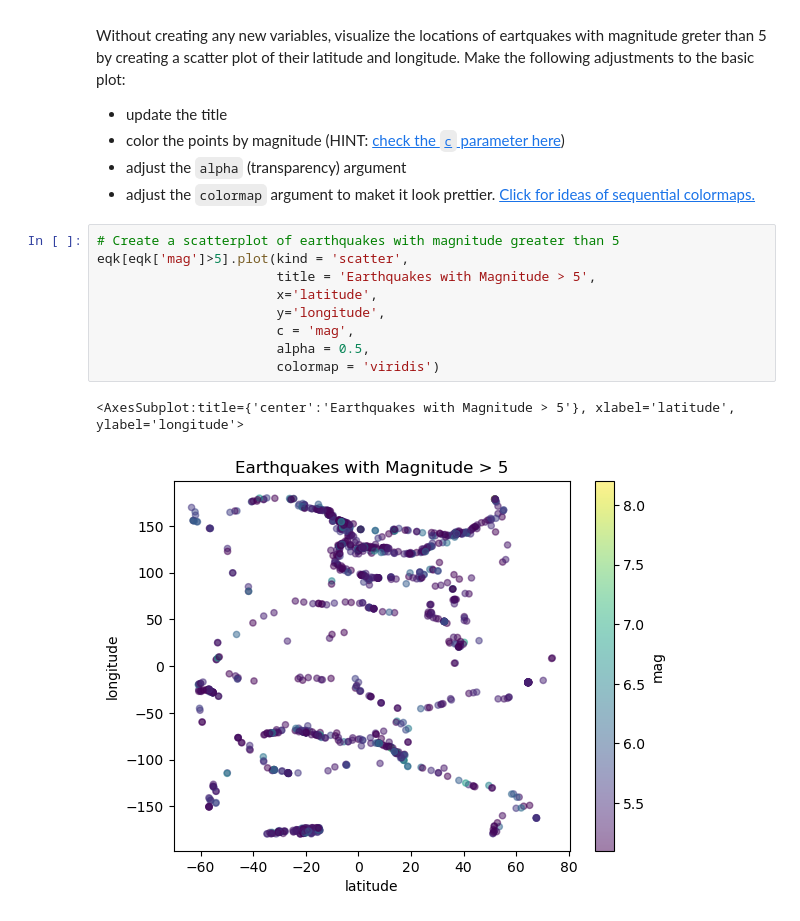
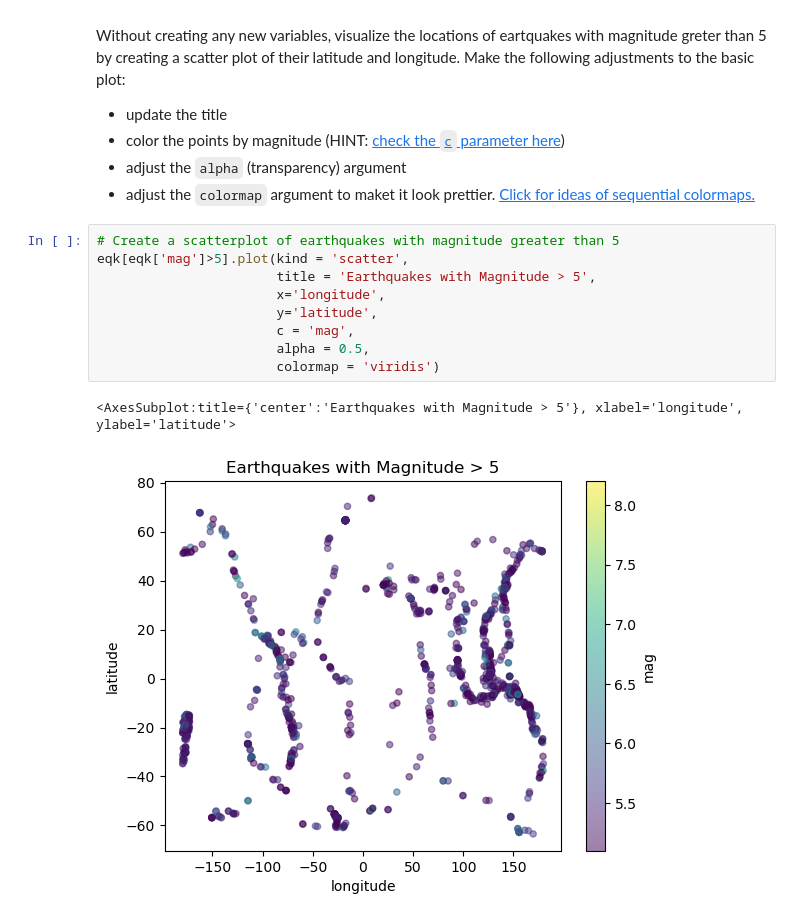
Before and after one commit to jocardelle/eds220-hwk1, a Jupyter notebook: hwk1-task3-earthquakes-CARDELLE.ipynb, the cells around one changed output. Drawn from its saved outputs; the diff is of its cells as text.

Commit message:
fix longitutde and latitude on graph

```diff
--- a/hwk1-task3-earthquakes-CARDELLE.ipynb
+++ b/hwk1-task3-earthquakes-CARDELLE.ipynb
@@ -275,14 +276,14 @@ Without creating any new variables, visualize the locations of eartquakes with m
 # %%
 # Create a scatterplot of earthquakes with magnitude greater than 5
 eqk[eqk['mag']>5].plot(kind = 'scatter',
                        title = 'Earthquakes with Magnitude > 5',
-                       x='latitude',
-                       y='longitude',
+                       x='longitude',
+                       y='latitude',
                        c = 'mag',
                        alpha = 0.5,
                        colormap = 'viridis')
 # %% [output]
-<AxesSubplot:title={'center':'Earthquakes with Magnitude > 5'}, xlabel='latitude', ylabel='longitude'>
+<AxesSubplot:title={'center':'Earthquakes with Magnitude > 5'}, xlabel='longitude', ylabel='latitude'>
-[figure, old version]
+[figure, new version]
 # %% [markdown]
 <!-- END QUESTION -->
```
Also changed, not shown: parts of 1 cell of this notebook.
